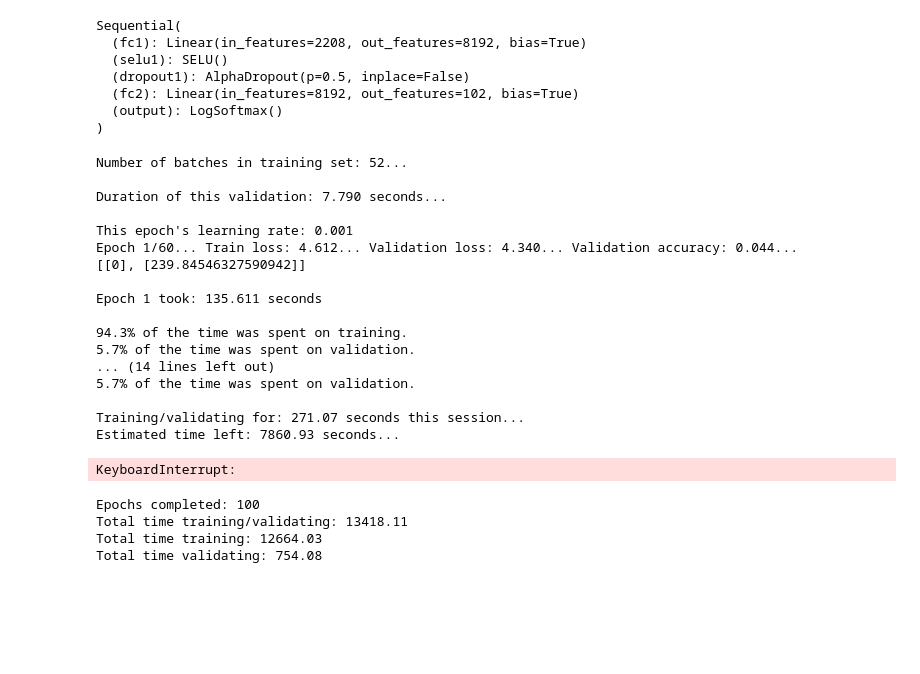
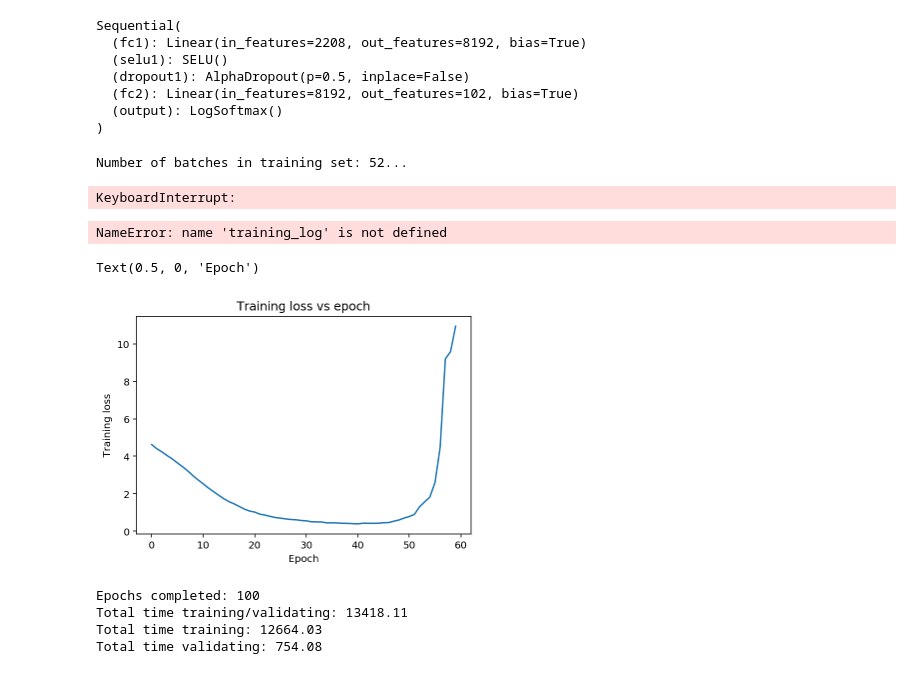
Before and after one commit to adamsanders/flower-classifier, a Jupyter notebook: Image Classifier Project.ipynb, the cells around one changed output. Drawn from its saved outputs; the diff is of its cells as text; code cells hidden in the pictures; blank space fills up the shorter version.

```diff
--- a/Image Classifier Project.ipynb
+++ b/Image Classifier Project.ipynb
@@ -229,7 +229,7 @@ def build_classifier_dict(convnet, num_fc_layers, num_fc_neurons):
 
     return classifier_dict
 # %%
-def classifier_setup(convnet, num_fc_layers=0, num_fc_neurons=4096, lr=0.001, epochs=100, gpu=True):
+def classifier_setup(convnet, num_fc_layers=0, num_fc_neurons=4096, lr=0.01, epochs=100, gpu=True):
     """
     Returns device, criterion, optimizer and scheduler after setting up
     a classifier network to attach to our feature network.
@@ -273,8 +273,13 @@ def classifier_setup(convnet, num_fc_layers=0, num_fc_neurons=4096, lr=0.001, ep
 
     # scheduler for LR decay
     # TODO: test LR schedule of ramping LR, plateau, then decrease, with momentum 0.95 -> 0.85 -> 0.95
-    lmbda = lambda epoch: 1.08
-    scheduler = optim.lr_scheduler.MultiplicativeLR(optimizer, lr_lambda=lmbda)
+
+    # scheduler for learning rate finder
+    #lmbda = lambda epoch: 1.08
+    #scheduler = optim.lr_scheduler.MultiplicativeLR(optimizer, lr_lambda=lmbda)
+
+    # scheduler for 1cycle policy
+    scheduler = optim.lr_scheduler.OneCycleLR(optimizer, max_lr=0.003, epochs=40, steps_per_epoch=1)
 
     return device, criterion, optimizer, scheduler
 # %%
@@ -338,7 +343,7 @@ def training(training_log, epochs_completed, report_every, total_epoch_time, tot
 
     """
     # number of training epochs
-    epochs = 60
+    epochs = 35
     # total epochs to do
     total_epochs = epochs_completed + epochs
 
@@ -385,7 +390,6 @@ def training(training_log, epochs_completed, report_every, total_epoch_time, tot
                 # update the training log
                 avg_train_loss = running_train_loss / report_every
                 training_log = update_training_log(training_log, epoch, avg_train_loss)
-                print(training_log)
                 running_train_loss = 0
 
         epoch_time = time.time() - start
@@ -508,7 +529,7 @@ def update_training_log(training_log, epoch, running_training_loss):
 
     return training_log
 # %%
-empty_log = [[],[]]
+empty_log = [[],[],[],[]]
 # %%
 # DONE: log the training loss and epoch
 # TODO: then plot it with matplotlib
@@ -518,23 +539,22 @@ training_log, epochs_completed, total_epoch_time, total_train_time, total_valid_
                                                                                                 total_valid_time, verbose=True)
 # %% [output]
 Number of batches in training set: 52...
-
-Duration of this validation: 7.790 seconds...
-
-This epoch's learning rate: 0.001
-Epoch 1/60... Train loss: 4.612... Validation loss: 4.340... Validation accuracy: 0.044...
-[[0], [239.84546327590942]]
-
-Epoch 1 took: 135.611 seconds
-
-94.3% of the time was spent on training.
-5.7% of the time was spent on validation.
-... (14 lines left out)
-5.7% of the time was spent on validation.
-
-Training/validating for: 271.07 seconds this session...
-Estimated time left: 7860.93 seconds...
 KeyboardInterrupt:
+# %%
+plt.plot(training_log[0], training_log[1])
+plt.title("Training loss vs epoch")
+plt.ylabel("Training loss")
+plt.xlabel("Epoch")
+# %% [output]
+NameError: name 'training_log' is not defined
+# %%
+plt.plot(training_log[0], training_log[1])
+plt.title("Training loss vs epoch")
+plt.ylabel("Training loss")
+plt.xlabel("Epoch")
+# %% [output]
+Text(0.5, 0, 'Epoch')
+[figure, added]
 # %%
 print(f'Epochs completed: {epochs_completed}\n'
       f'Total time training/validating: {total_epoch_time:.2f}\n'
```
Also changed, not shown: parts of 2 cells of this notebook.
